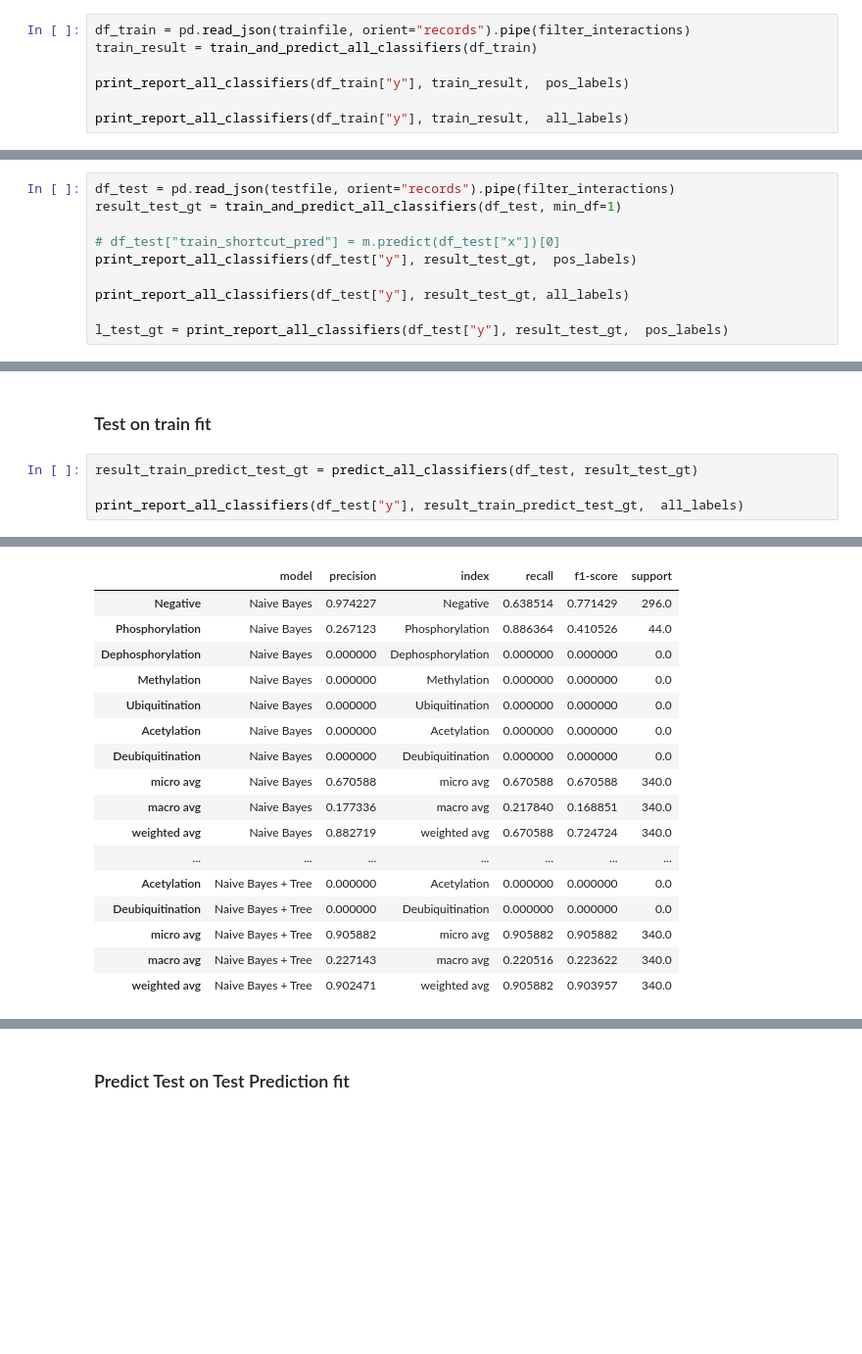
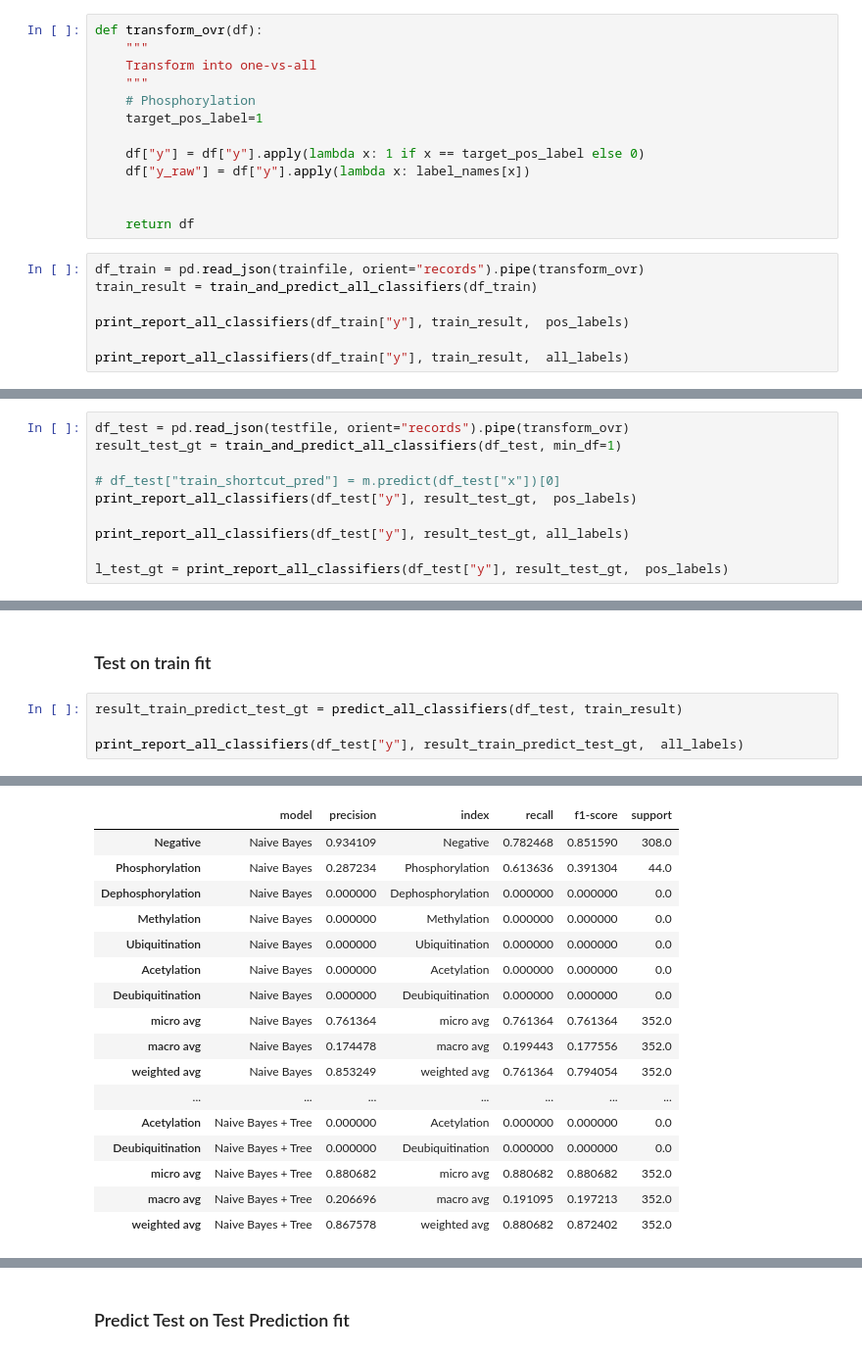
Before and after one commit to elangovana/bert-shortcuts, a Jupyter notebook: notebooks/ptm_ppi_shortcut_analysis.ipynb, the cells around one changed output, grey strips where cells are left out. Shown at 98% size. Cells and saved outputs as stored; diff of their text form; blank space fills up the shorter version.

```diff
--- a/notebooks/ptm_ppi_shortcut_analysis.ipynb
+++ b/notebooks/ptm_ppi_shortcut_analysis.ipynb
@@ -263,5 +260,18 @@ def filter_interactions(df, target_column = 'y', target_values=[0, 1]):
+# %%
+def transform_ovr(df):
+    """
+    Transform into one-vs-all
+    """
+    # Phosphorylation
+    target_pos_label=1
+
+    df["y"] = df["y"].apply(lambda x: 1 if x == target_pos_label else 0)
+    df["y_raw"] = df["y"].apply(lambda x: label_names[x])
+
+
+    return df
 # %%
-df_train = pd.read_json(trainfile, orient="records").pipe(filter_interactions)
+df_train = pd.read_json(trainfile, orient="records").pipe(transform_ovr)
 train_result = train_and_predict_all_classifiers(df_train)
 
 print_report_all_classifiers(df_train["y"], train_result,  pos_labels)
@@ -397,7 +416,7 @@ Naive Bayes + Tree &      93.8 &      weighted avg &   94.1 &     93.9 &     187
 # %% [markdown]
 ### Predict Test on Test GT fit
 # %%
-df_test = pd.read_json(testfile, orient="records").pipe(filter_interactions)
+df_test = pd.read_json(testfile, orient="records").pipe(transform_ovr)
 result_test_gt = train_and_predict_all_classifiers(df_test, min_df=1)
 
 # df_test["train_shortcut_pred"] = m.predict(df_test["x"])[0]
@@ -433,7 +459,7 @@ plot_tree_pretty(result_test_gt[NAIVE_BAYES_WITH_TREE]["m"], df_test["x"], df_te
 # %% [markdown]
 ### Test on train fit
 # %%
-result_train_predict_test_gt = predict_all_classifiers(df_test, result_test_gt)
+result_train_predict_test_gt = predict_all_classifiers(df_test, train_result)
 
 print_report_all_classifiers(df_test["y"], result_train_predict_test_gt,  all_labels)
 # %% [output]
@@ -455,19 +481,19 @@ Naive Bayes + Tree &      90.2 &      weighted avg &   90.6 &     90.4 &     340
 \bottomrule
 \end{tabular}
 |  | model | precision | index | recall | f1-score | support |
-| Negative | Naive Bayes | 0.974227 | Negative | 0.638514 | 0.771429 | 296.0 |
-| Phosphorylation | Naive Bayes | 0.267123 | Phosphorylation | 0.886364 | 0.410526 | 44.0 |
+| Negative | Naive Bayes | 0.934109 | Negative | 0.782468 | 0.851590 | 308.0 |
+| Phosphorylation | Naive Bayes | 0.287234 | Phosphorylation | 0.613636 | 0.391304 | 44.0 |
 | Dephosphorylation | Naive Bayes | 0.000000 | Dephosphorylation | 0.000000 | 0.000000 | 0.0 |
 | Methylation | Naive Bayes | 0.000000 | Methylation | 0.000000 | 0.000000 | 0.0 |
 | Ubiquitination | Naive Bayes | 0.000000 | Ubiquitination | 0.000000 | 0.000000 | 0.0 |
 | Acetylation | Naive Bayes | 0.000000 | Acetylation | 0.000000 | 0.000000 | 0.0 |
 | Deubiquitination | Naive Bayes | 0.000000 | Deubiquitination | 0.000000 | 0.000000 | 0.0 |
-| micro avg | Naive Bayes | 0.670588 | micro avg | 0.670588 | 0.670588 | 340.0 |
-| macro avg | Naive Bayes | 0.177336 | macro avg | 0.217840 | 0.168851 | 340.0 |
-| weighted avg | Naive Bayes | 0.882719 | weighted avg | 0.670588 | 0.724724 | 340.0 |
+| micro avg | Naive Bayes | 0.761364 | micro avg | 0.761364 | 0.761364 | 352.0 |
+| macro avg | Naive Bayes | 0.174478 | macro avg | 0.199443 | 0.177556 | 352.0 |
+| weighted avg | Naive Bayes | 0.853249 | weighted avg | 0.761364 | 0.794054 | 352.0 |
 | ... | ... | ... | ... | ... | ... | ... |
 | Acetylation | Naive Bayes + Tree | 0.000000 | Acetylation | 0.000000 | 0.000000 | 0.0 |
 | Deubiquitination | Naive Bayes + Tree | 0.000000 | Deubiquitination | 0.000000 | 0.000000 | 0.0 |
-| micro avg | Naive Bayes + Tree | 0.905882 | micro avg | 0.905882 | 0.905882 | 340.0 |
-| macro avg | Naive Bayes + Tree | 0.227143 | macro avg | 0.220516 | 0.223622 | 340.0 |
-| weighted avg | Naive Bayes + Tree | 0.902471 | weighted avg | 0.905882 | 0.903957 | 340.0 |
+| micro avg | Naive Bayes + Tree | 0.880682 | micro avg | 0.880682 | 0.880682 | 352.0 |
+| macro avg | Naive Bayes + Tree | 0.206696 | macro avg | 0.191095 | 0.197213 | 352.0 |
+| weighted avg | Naive Bayes + Tree | 0.867578 | weighted avg | 0.880682 | 0.872402 | 352.0 |
```
Also changed, not shown: parts of 42 cells of this notebook.
